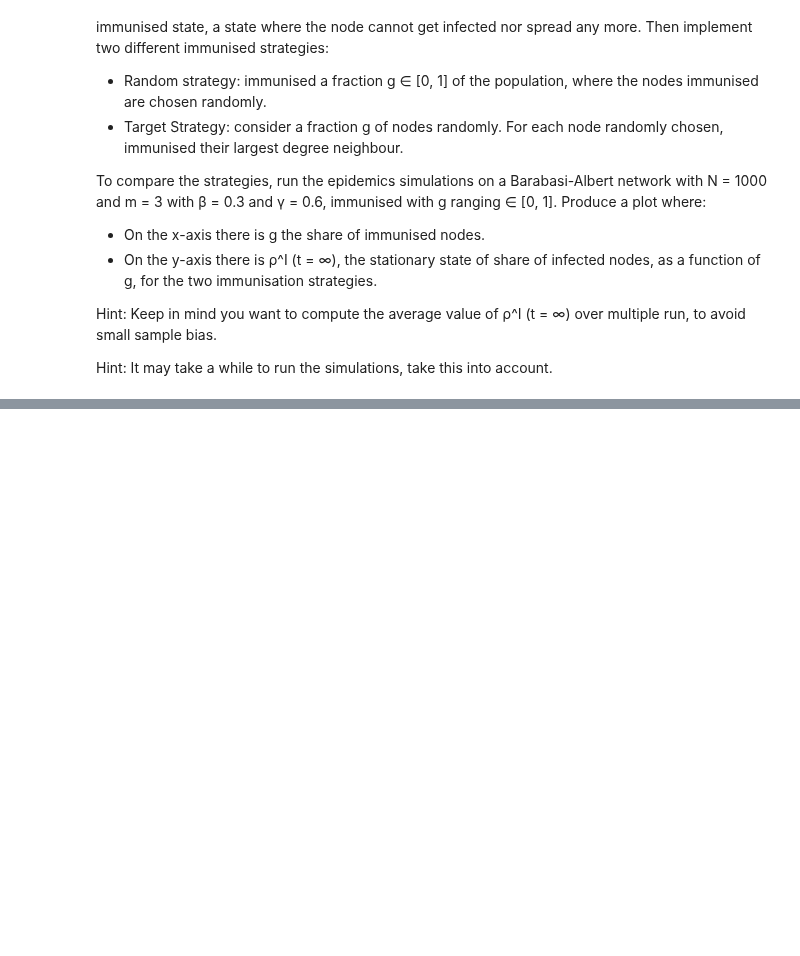
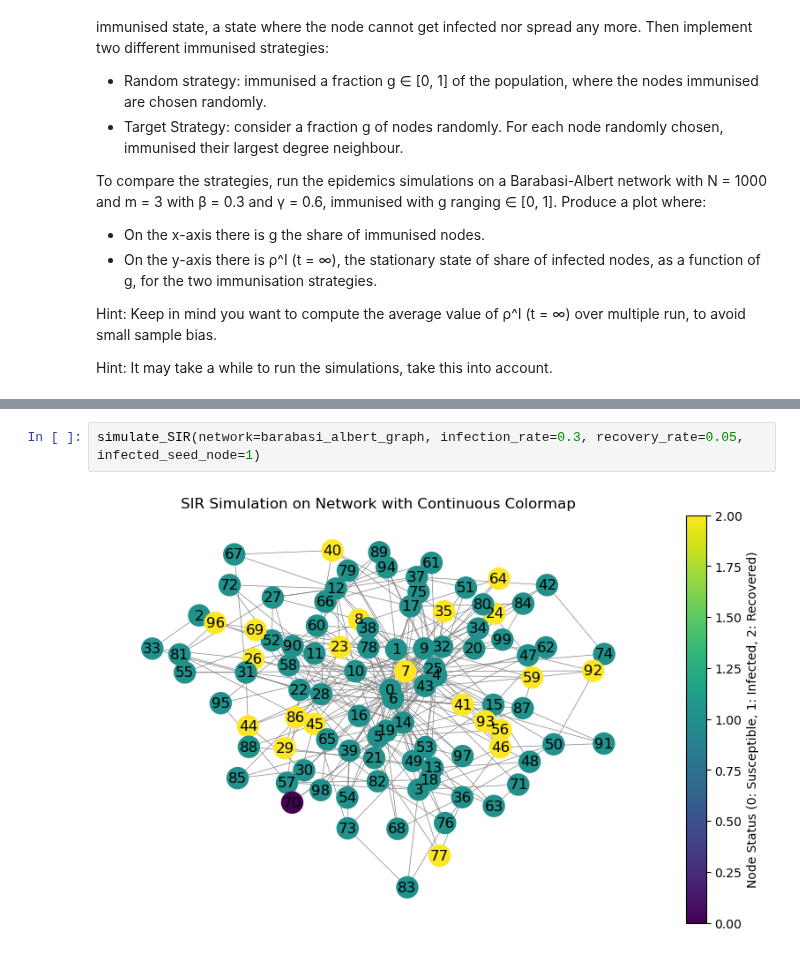
Before and after one commit to HuberNicolas/network-science-uzh, a Jupyter notebook: assignment-4/Assignment_04.ipynb, the cells around one changed output, grey strips where cells are left out. Cells and saved outputs as stored; diff of their text form; blank space fills up the shorter version.

```diff
--- a/assignment-4/Assignment_04.ipynb
+++ b/assignment-4/Assignment_04.ipynb
@@ -256,0 +384,4 @@ Hint: It may take a while to run the simulations, take this into account.
+# %%
+simulate_SIR(network=barabasi_albert_graph, infection_rate=0.3, recovery_rate=0.05, infected_seed_node=1)
+# %% [output]
+[figure, added]
```
Also changed, not shown: parts of 10 cells of this notebook.
